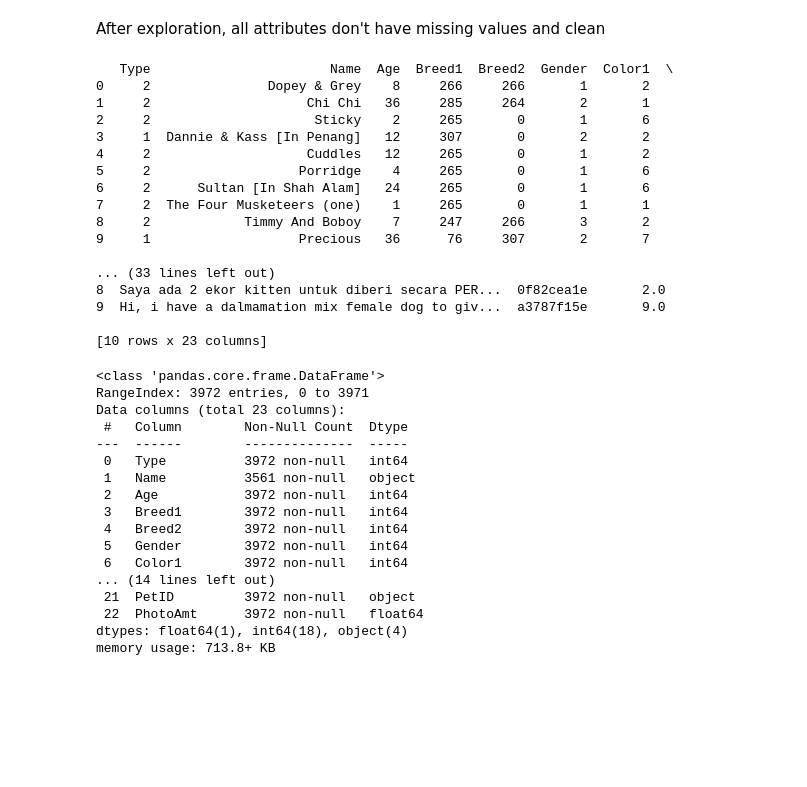
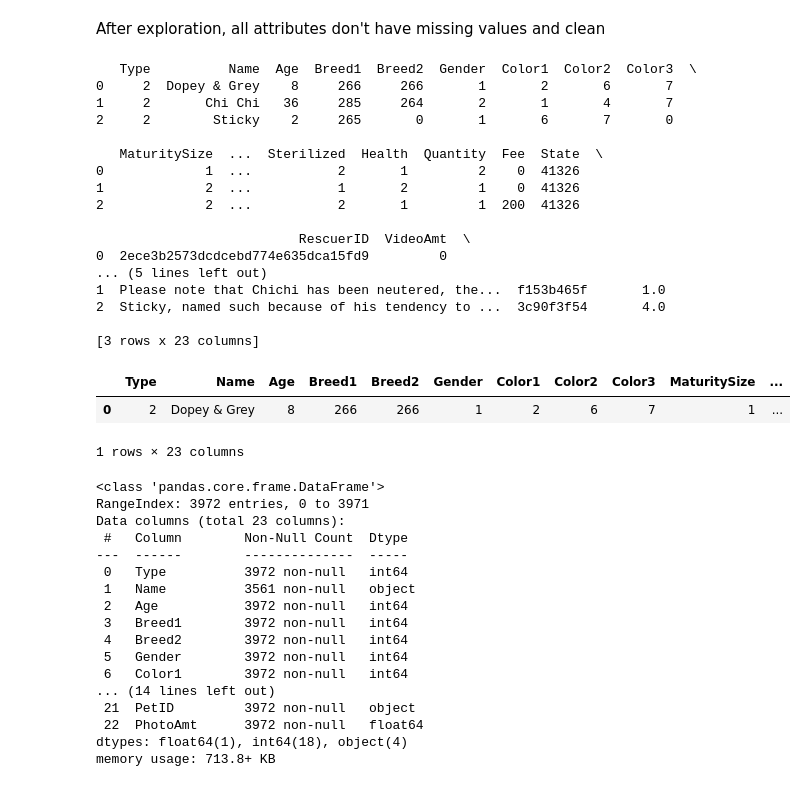
Before and after one commit to naufaldi-fir/adoption-prediction-project, a Jupyter notebook: Exploration on Age, Gender, Maturity Size, Furlength and Quantity.ipynb, the cells around one changed output. Drawn from its saved outputs; the diff is of its cells as text; code cells hidden in the pictures; blank space fills up the shorter version.

Commit message:
add head

```diff
--- a/Exploration on Age, Gender, Maturity Size, Furlength and Quantity.ipynb
+++ b/Exploration on Age, Gender, Maturity Size, Furlength and Quantity.ipynb
@@ -15,25 +15,31 @@ import seaborn as sns
 url = "https://raw.githubusercontent.com/naufaldi-fir/adoption-prediction-project/main/Data%20Set/test.csv"
 df = pd.read_csv(url)
 # %%
-print(df.head(10))
+print(df.head(3))
 # %% [output]
-   Type                       Name  Age  Breed1  Breed2  Gender  Color1  \
-0     2               Dopey & Grey    8     266     266       1       2
-1     2                    Chi Chi   36     285     264       2       1
-2     2                     Sticky    2     265       0       1       6
-3     1  Dannie & Kass [In Penang]   12     307       0       2       2
-4     2                    Cuddles   12     265       0       1       2
-5     2                   Porridge    4     265       0       1       6
-6     2      Sultan [In Shah Alam]   24     265       0       1       6
-7     2  The Four Musketeers (one)    1     265       0       1       1
-8     2            Timmy And Boboy    7     247     266       3       2
-9     1                   Precious   36      76     307       2       7
+   Type          Name  Age  Breed1  Breed2  Gender  Color1  Color2  Color3  \
+0     2  Dopey & Grey    8     266     266       1       2       6       7
+1     2       Chi Chi   36     285     264       2       1       4       7
+2     2        Sticky    2     265       0       1       6       7       0
 
-... (33 lines left out)
-8  Saya ada 2 ekor kitten untuk diberi secara PER...  0f82cea1e       2.0
-9  Hi, i have a dalmamation mix female dog to giv...  a3787f15e       9.0
+   MaturitySize  ...  Sterilized  Health  Quantity  Fee  State  \
+0             1  ...           2       1         2    0  41326
+1             2  ...           1       2         1    0  41326
+2             2  ...           2       1         1  200  41326
 
-[10 rows x 23 columns]
+                          RescuerID  VideoAmt  \
+0  2ece3b2573dcdcebd774e635dca15fd9         0
+... (5 lines left out)
+1  Please note that Chichi has been neutered, the...  f153b465f       1.0
+2  Sticky, named such because of his tendency to ...  3c90f3f54       4.0
+
+[3 rows x 23 columns]
+# %%
+df.head(1)
+# %% [output]
+|  | Type | Name | Age | Breed1 | Breed2 | Gender | Color1 | Color2 | Color3 | MaturitySize | ... |
+| 0 | 2 | Dopey & Grey | 8 | 266 | 266 | 1 | 2 | 6 | 7 | 1 | ... |
+1 rows × 23 columns
 # %%
 df.info()
 # %% [output]
```
